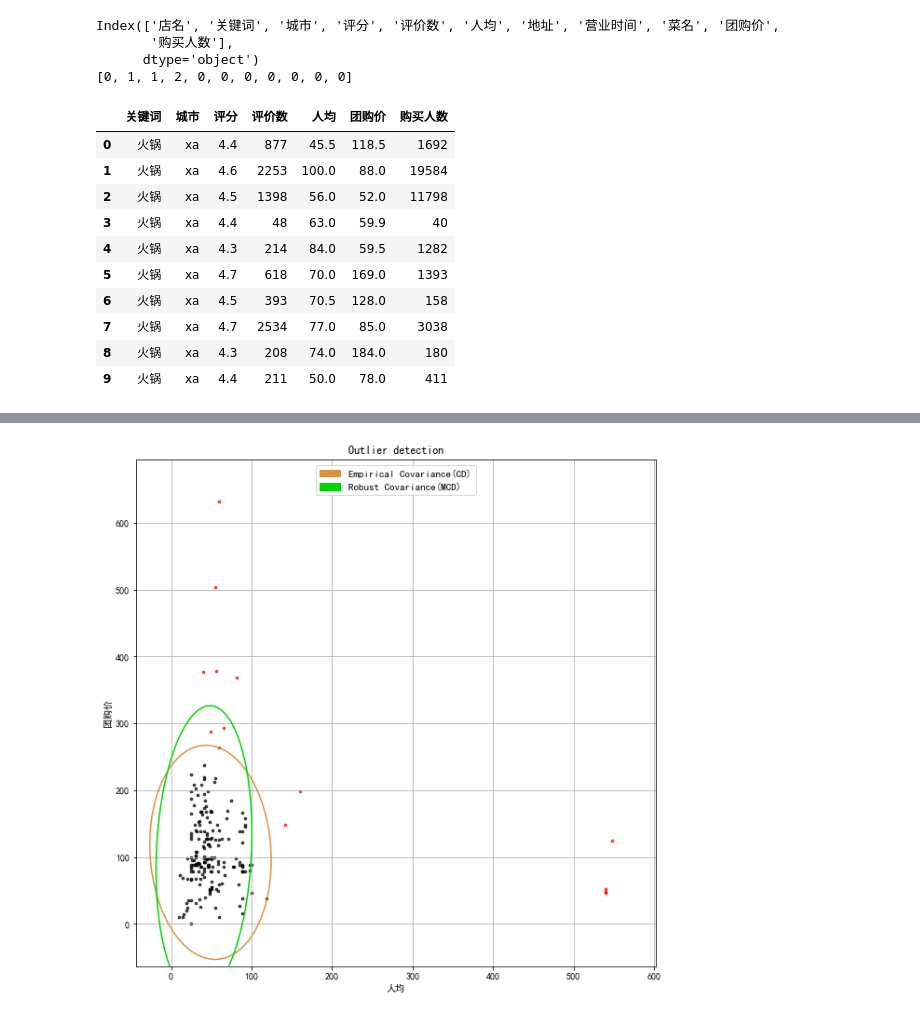
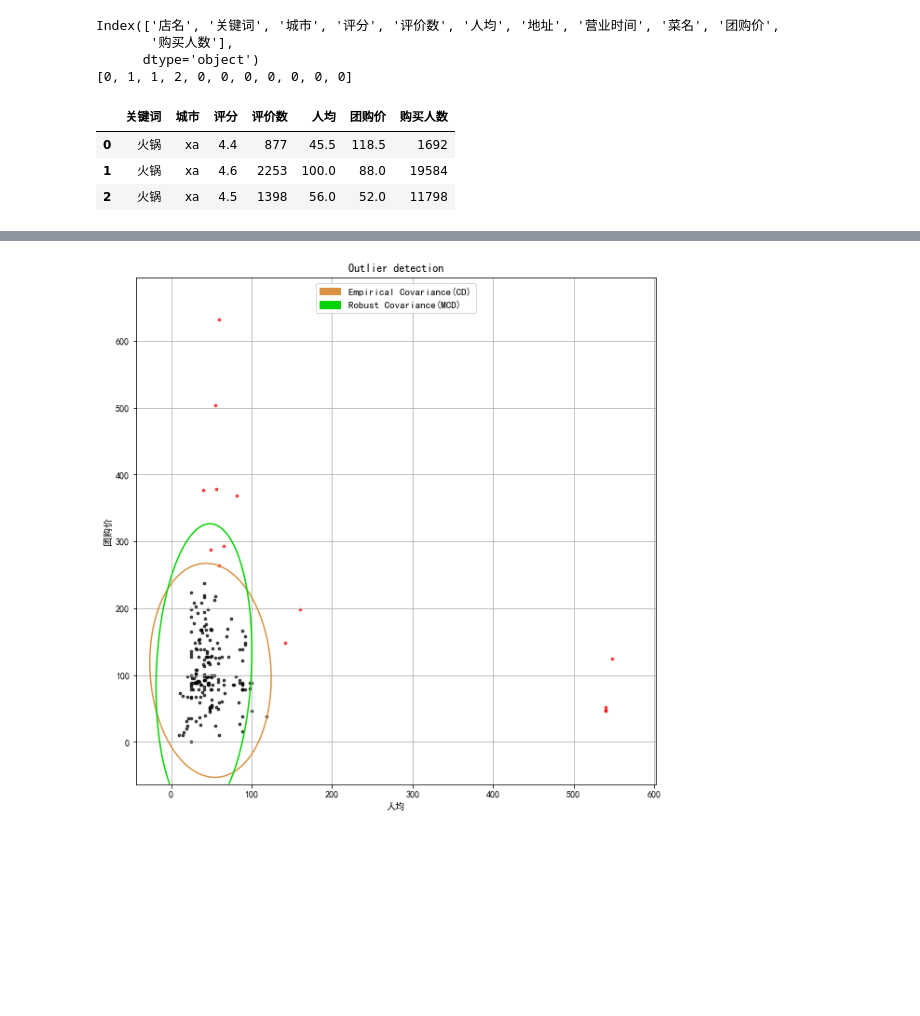
Before and after one commit to CiscoXY/DataAutomationAndPreviewBasedOnPython, a Jupyter notebook: 用餐饮店数据测试.ipynb, the cells around one changed output, grey strips where cells are left out. Saved outputs shown, nothing was run; the diff lists cells and outputs as text; code cells hidden in the pictures; blank space fills up the shorter version.

```diff
--- a/用餐饮店数据测试.ipynb
+++ b/用餐饮店数据测试.ipynb
@@ -10,38 +10,31 @@ from Analyzation_relative.Statistical_inference import Normality_test
 
 import matplotlib as mpl
 import matplotlib.pyplot as plt
 import numpy as np
 import pandas as pd
 
 
 #*----------------------------------------------------------------
 mpl.rcParams['font.sans-serif'] = ['SimHei'] # *允许显示中文
 plt.rcParams['axes.unicode_minus']=False# *允许显示坐标轴负数
 #*----------------------------------------------------------------
 
 params = {'legend.fontsize': 7,}
 
 plt.rcParams.update(params)
 
 df = pd.read_excel("data/merge_shop_coupon_nm.xls" , index_col = 0)
 print(df.columns)
 print(DS.DataLabeling(df))
 columns = ['关键词', '城市', '评分', '评价数', '人均' , '团购价', '购买人数']
 data = df[columns]
-data.head(10)
+data.head(3)
 # %% [output]
 Index(['店名', '关键词', '城市', '评分', '评价数', '人均', '地址', '营业时间', '菜名', '团购价',
        '购买人数'],
       dtype='object')
 [0, 1, 1, 2, 0, 0, 0, 0, 0, 0, 0]
 |  | 关键词 | 城市 | 评分 | 评价数 | 人均 | 团购价 | 购买人数 |
 | 0 | 火锅 | xa | 4.4 | 877 | 45.5 | 118.5 | 1692 |
 | 1 | 火锅 | xa | 4.6 | 2253 | 100.0 | 88.0 | 19584 |
 | 2 | 火锅 | xa | 4.5 | 1398 | 56.0 | 52.0 | 11798 |
-| 3 | 火锅 | xa | 4.4 | 48 | 63.0 | 59.9 | 40 |
-| 4 | 火锅 | xa | 4.3 | 214 | 84.0 | 59.5 | 1282 |
-| 5 | 火锅 | xa | 4.7 | 618 | 70.0 | 169.0 | 1393 |
-| 6 | 火锅 | xa | 4.5 | 393 | 70.5 | 128.0 | 158 |
-| 7 | 火锅 | xa | 4.7 | 2534 | 77.0 | 85.0 | 3038 |
-| 8 | 火锅 | xa | 4.3 | 208 | 74.0 | 184.0 | 180 |
-| 9 | 火锅 | xa | 4.4 | 211 | 50.0 | 78.0 | 411 |
```
Also changed, not shown: parts of 1 cell of this notebook, 3 other files.
